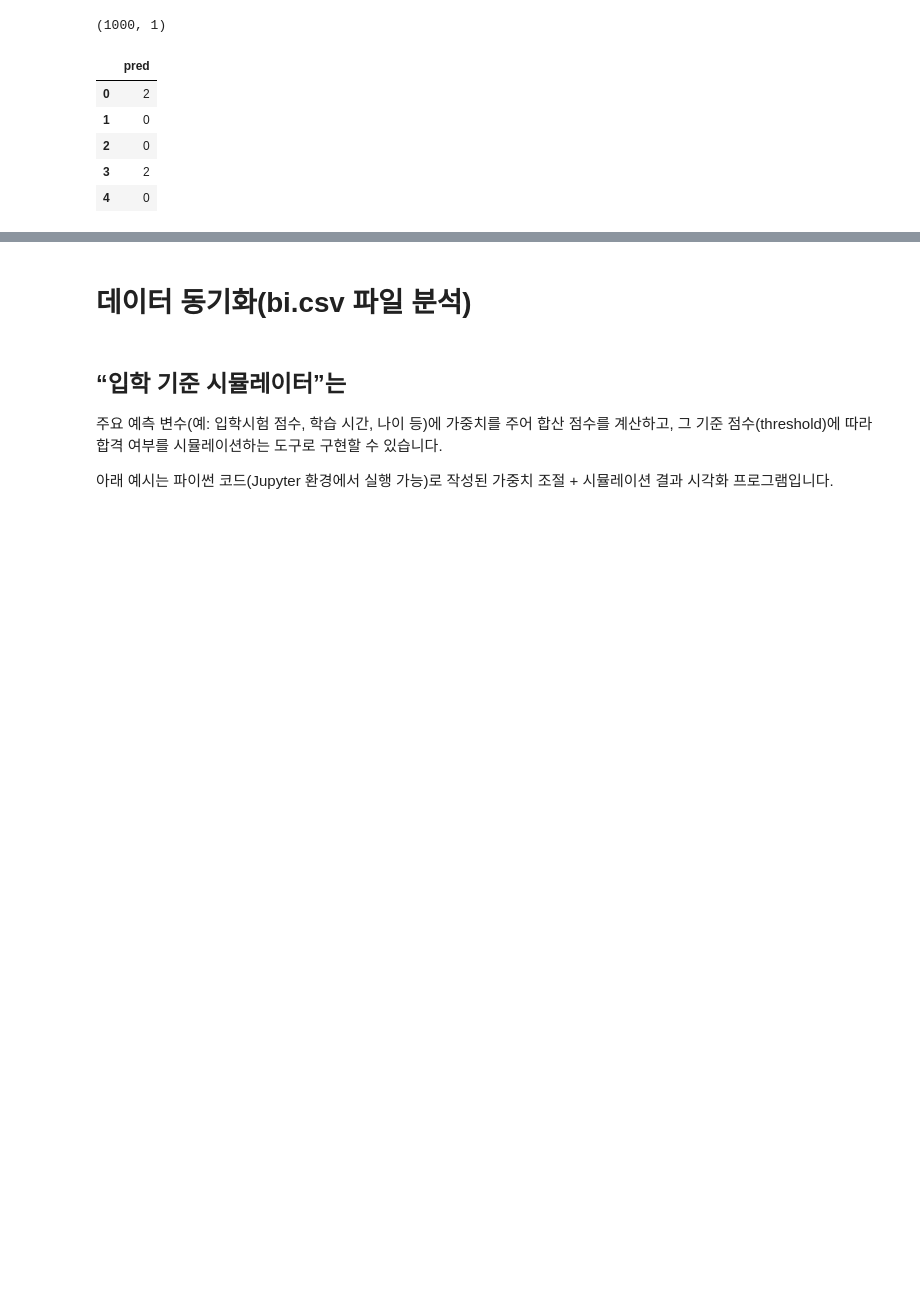
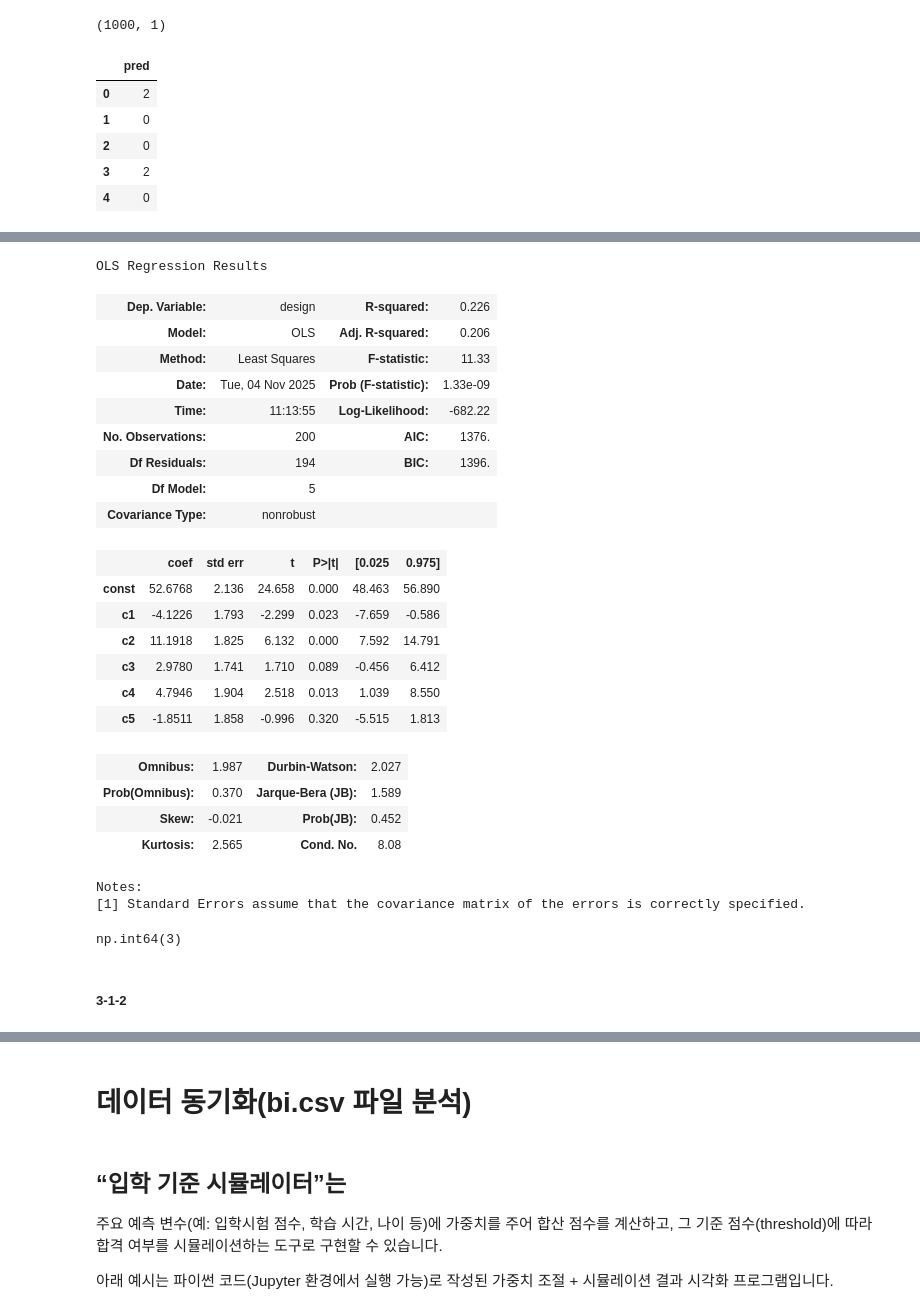
Before and after one commit to va4756/yemoon_bigdata_test, a Jupyter notebook: sinagong_bigdata.ipynb, the cells around one changed output, grey strips where cells are left out. Drawn from its saved outputs; the diff is of its cells as text; code cells hidden in the pictures; blank space fills up the shorter version.

```diff
--- a/sinagong_bigdata.ipynb
+++ b/sinagong_bigdata.ipynb
@@ -3250,0 +3419,6 @@ df.head()
+# %%
+# 독립변수 -> design
+import pandas as pd
+df = pd.read_csv('/content/bigdata_analyst_cert_v2/part4/ch9/design.csv')
+print(df.shape)
+df.head()
@@ -3250,0 +3455,3 @@ df.head()
+# %%
+X = df.drop(['id', 'design'], axis=1)
+y = df['design']
@@ -3250,0 +3461,36 @@ df.head()
+# %%
+import statsmodels.api as sm
+X_const = sm.add_constant(X)
+model = sm.OLS(y, X_const).fit()
+model.summary()
+# %% [output]
+OLS Regression Results
+| Dep. Variable: | design | R-squared: | 0.226 |
+| Model: | OLS | Adj. R-squared: | 0.206 |
+| Method: | Least Squares | F-statistic: | 11.33 |
+| Date: | Tue, 04 Nov 2025 | Prob (F-statistic): | 1.33e-09 |
+| Time: | 11:13:55 | Log-Likelihood: | -682.22 |
+| No. Observations: | 200 | AIC: | 1376. |
+| Df Residuals: | 194 | BIC: | 1396. |
+| Df Model: | 5 |  |  |
+| Covariance Type: | nonrobust |  |  |
+|  | coef | std err | t | P>|t| | [0.025 | 0.975] |
+| const | 52.6768 | 2.136 | 24.658 | 0.000 | 48.463 | 56.890 |
+| c1 | -4.1226 | 1.793 | -2.299 | 0.023 | -7.659 | -0.586 |
+| c2 | 11.1918 | 1.825 | 6.132 | 0.000 | 7.592 | 14.791 |
+| c3 | 2.9780 | 1.741 | 1.710 | 0.089 | -0.456 | 6.412 |
+| c4 | 4.7946 | 1.904 | 2.518 | 0.013 | 1.039 | 8.550 |
+| c5 | -1.8511 | 1.858 | -0.996 | 0.320 | -5.515 | 1.813 |
+| Omnibus: | 1.987 | Durbin-Watson: | 2.027 |
+| Prob(Omnibus): | 0.370 | Jarque-Bera (JB): | 1.589 |
+| Skew: | -0.021 | Prob(JB): | 0.452 |
+| Kurtosis: | 2.565 | Cond. No. | 8.08 |
+Notes:
+[1] Standard Errors assume that the covariance matrix of the errors is correctly specified.
+# %%
+model.pvalues[1:] < 0.05
+(model.pvalues[1:] < 0.05).sum()
+# %% [output]
+np.int64(3)
+# %% [markdown]
+##### 3-1-2
```
Also changed, not shown: parts of 48 cells of this notebook.
